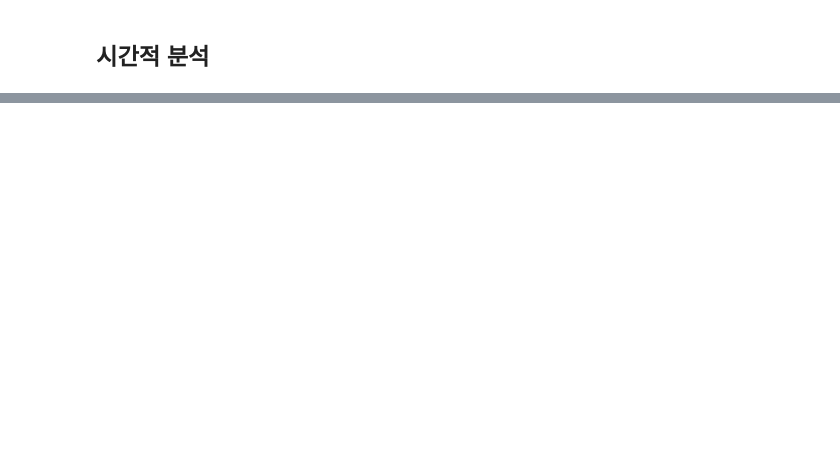
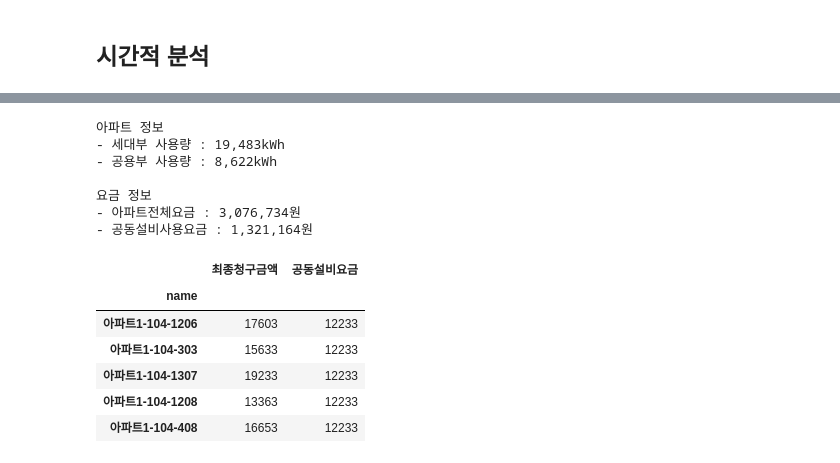
Before and after one commit to formegusto/distribution-by-contribution, a Jupyter notebook: Time Division KMeans pt.3 feedback idea.ipynb, the cells around one changed output, grey strips where cells are left out. Cells and saved outputs as stored; diff of their text form; code cells hidden in the pictures; blank space fills up the shorter version.

```diff
--- a/Time Division KMeans pt.3 feedback idea.ipynb
+++ b/Time Division KMeans pt.3 feedback idea.ipynb
@@ -1008,0 +1360,48 @@ print("피드백 적용 후 총 사용량: {}kWh".format(feedback.sum().round().
+# %%
+month_df = pd.DataFrame(_day_feedback.sum().round().astype("int"))
+month_df.reset_index(inplace=True)
+
+month_df.columns = ['name', 'usage (kWh)']
+month_df.head()
+
+month = _day_feedback.index[0].month
+households_kWh = month_df['usage (kWh)'].sum()
+APT = households_kWh + public_kWh
+
+print("아파트 정보")
+print("- 세대부 사용량 : {}kWh".format(format(households_kWh, ",")))
+print("- 공용부 사용량 : {}kWh\n".format(format(public_kWh, ",")))
+
+# 단일계약
+single_calc = crs.models.ManagementOffice(
+    month=month,
+    households=month_df,
+    APT=APT,
+    contract="단일계약"
+)
+
+
+dfb_bill_df = pd.DataFrame([[hh.name, hh.bill, hh.public_fee] for hh in single_calc.households],
+                       columns=["name", "최종청구금액", "공동설비요금"])
+dfb_bill_df.set_index("name", inplace=True)
+
+print("요금 정보")
+print("- 아파트전체요금 : {}원".format(format(dfb_bill_df['최종청구금액'].sum(), ",")))
+print("- 공동설비사용요금 : {}원".format(format(dfb_bill_df['공동설비요금'].sum(), ",")))
+
+dfb_bill_df.head()
+# %% [output]
+아파트 정보
+- 세대부 사용량 : 19,483kWh
+- 공용부 사용량 : 8,622kWh
+
+요금 정보
+- 아파트전체요금 : 3,076,734원
+- 공동설비사용요금 : 1,321,164원
+|  | 최종청구금액 | 공동설비요금 |
+| name |  |  |
+| 아파트1-104-1206 | 17603 | 12233 |
+| 아파트1-104-303 | 15633 | 12233 |
+| 아파트1-104-1307 | 19233 | 12233 |
+| 아파트1-104-1208 | 13363 | 12233 |
+| 아파트1-104-408 | 16653 | 12233 |
```
Also changed, not shown: parts of 48 cells of this notebook, 1 other file.
